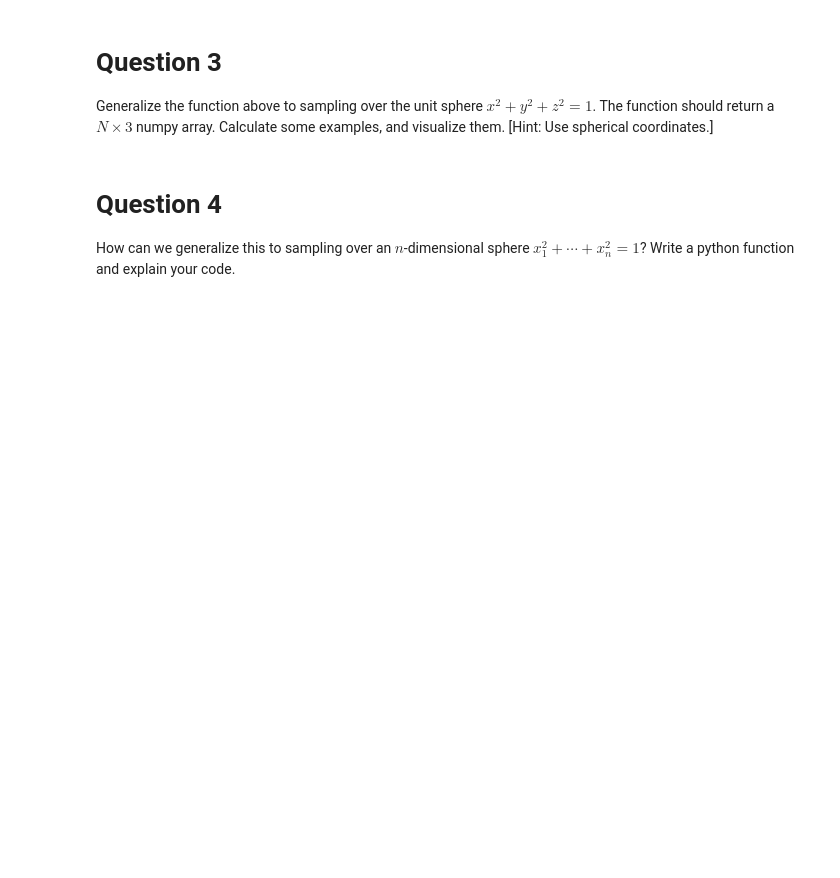
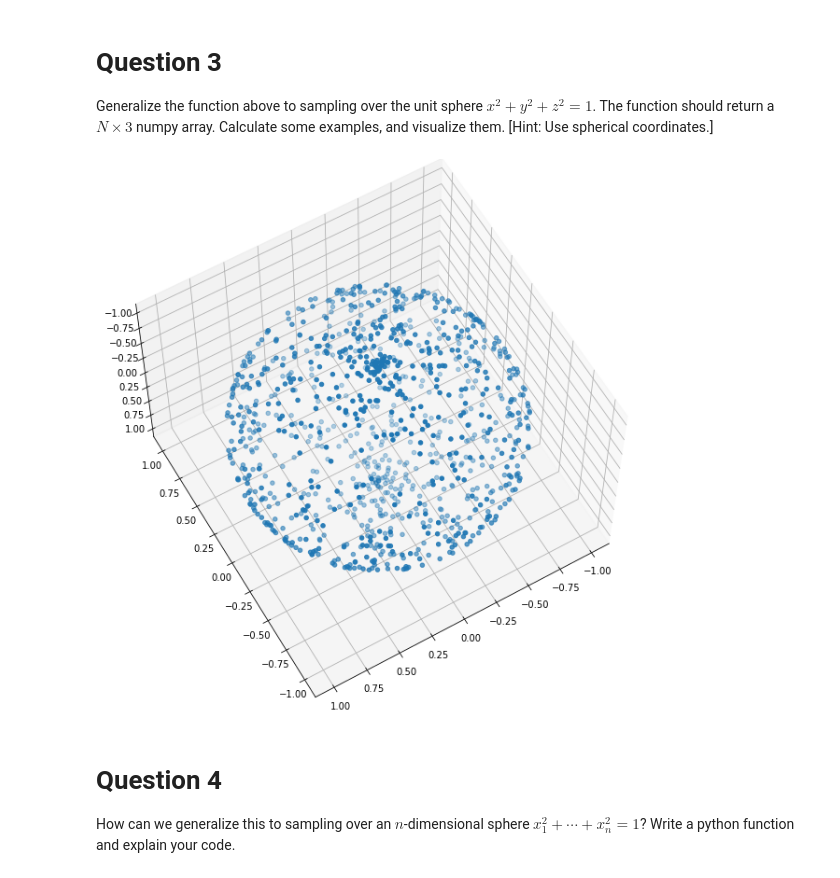
Before and after one commit to kaygun/2022-Spring-MAT555E, a Jupyter notebook: HW1/HW1.ipynb, the cells around one changed output. Cells and saved outputs as stored; diff of their text form; code cells hidden in the pictures; blank space fills up the shorter version.

```diff
--- a/HW1/HW1.ipynb
+++ b/HW1/HW1.ipynb
@@ -19,3 +64,15 @@ Generalize the function above to sampling over the unit sphere $x^2+y^2+z^2=1$.
+# %%
+S2 = SampleS2(1000)
+
+fig = plt.figure(figsize=(8,8))
+
+ax = Axes3D(fig, elev=-120, azim=120, auto_add_to_figure=False)
+ax.scatter(S2[:,0],S2[:,1],S2[:,2])
+fig.add_axes(ax)
+
+plt.show()
+# %% [output]
+[figure, added]
 # %% [markdown]
 # Question 4
 
```
Also changed, not shown: parts of 20 cells of this notebook, 10 other files.
